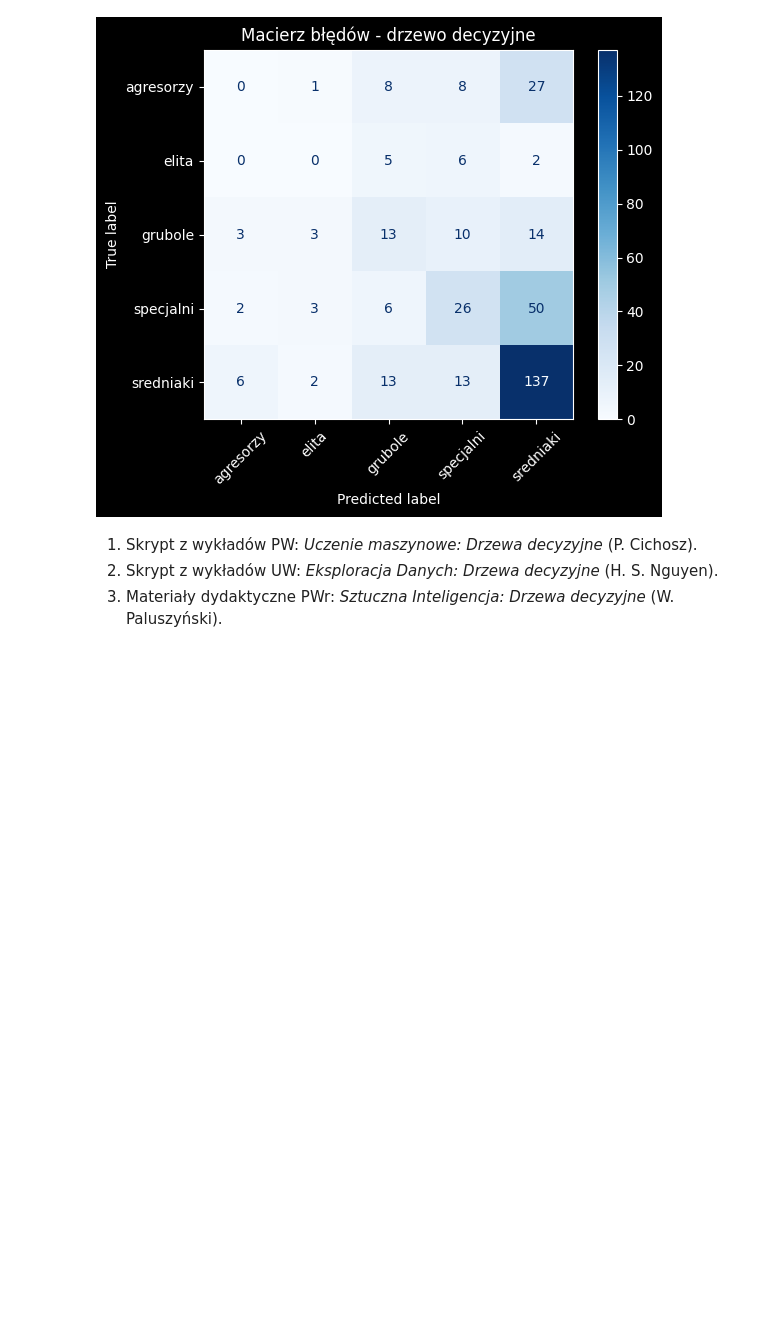
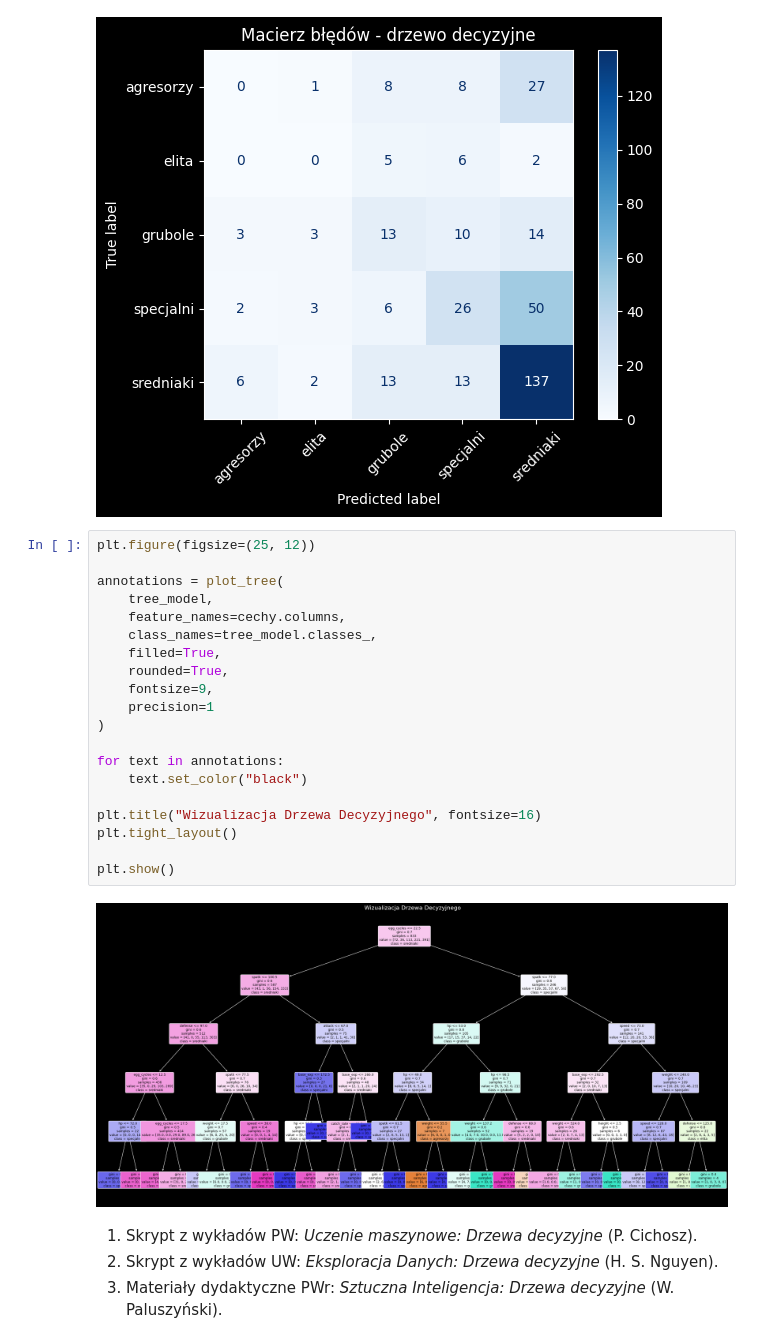
Before and after one commit to jarmuszz/mad-projekt2, a Jupyter notebook: drzewo.ipynb, the cells around one changed output. Drawn from its saved outputs; the diff is of its cells as text; blank space fills up the shorter version.

Commit message:
wizualizacja drzewa

```diff
--- a/drzewo.ipynb
+++ b/drzewo.ipynb
@@ -217,6 +217,28 @@ plt.savefig("confusion_matrix_test_drzewo.png", dpi=300, bbox_inches="tight")
 plt.show()
 # %% [output]
 [figure]
+# %%
+plt.figure(figsize=(25, 12))
+
+annotations = plot_tree(
+    tree_model,
+    feature_names=cechy.columns,
+    class_names=tree_model.classes_,
+    filled=True,
+    rounded=True,
+    fontsize=9,
+    precision=1
+)
+
+for text in annotations:
+    text.set_color("black")
+
+plt.title("Wizualizacja Drzewa Decyzyjnego", fontsize=16)
+plt.tight_layout()
+
+plt.show()
+# %% [output]
+[figure, added]
 # %% [markdown]
 1. Skrypt z wykładów PW: *Uczenie maszynowe: Drzewa decyzyjne* (P. Cichosz).
 2. Skrypt z wykładów UW: *Eksploracja Danych: Drzewa decyzyjne* (H. S. Nguyen).
```
